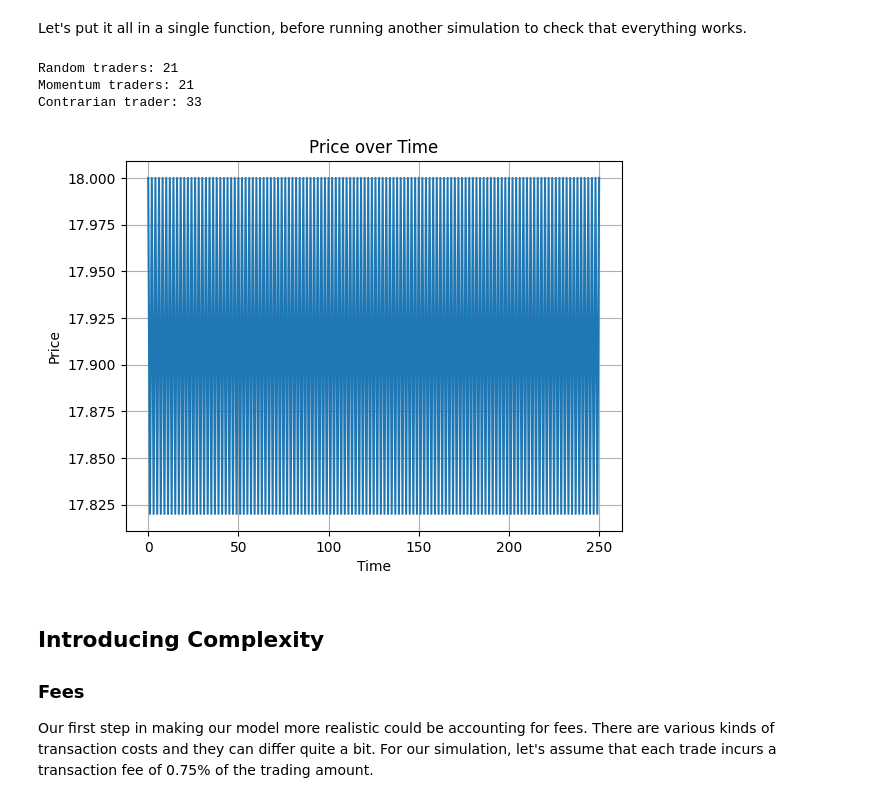
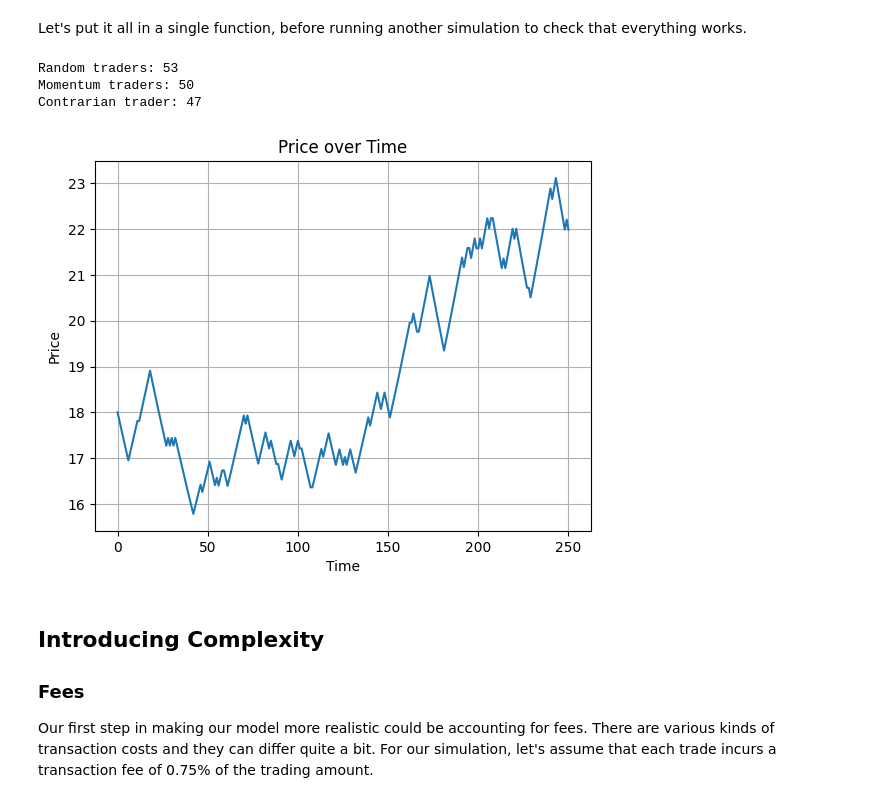
Before and after one commit to wiaanjvr/market_simulation, a Jupyter notebook: market_sim.ipynb, the cells around one changed output. Cells and saved outputs as stored; diff of their text form; code cells hidden in the pictures.

```diff
--- a/market_sim.ipynb
+++ b/market_sim.ipynb
@@ -227,16 +227,16 @@ Let's put it all in a single function, before running another simulation to chec
 # %%
 def simulate_market(num_traders, initial_price, time_steps):
     traders = create_traders(num_traders)
     print_trader_counts(traders)
     ph = run_sim(traders, initial_price, [initial_price], time_steps)
     plot_price(ph)
 
-simulate_market(75, 18, 250)
+simulate_market(150, 18, 250)
 # %% [output]
-Random traders: 21
-Momentum traders: 21
-Contrarian trader: 33
+Random traders: 53
+Momentum traders: 50
+Contrarian trader: 47
-[figure, old version]
+[figure, new version]
 # %% [markdown]
 ## Introducing Complexity
 
```
Also changed, not shown: parts of 21 cells of this notebook.
